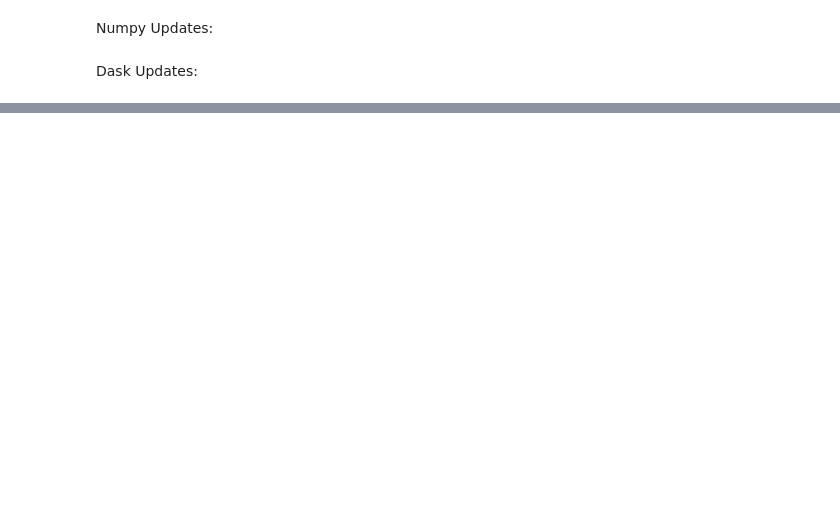
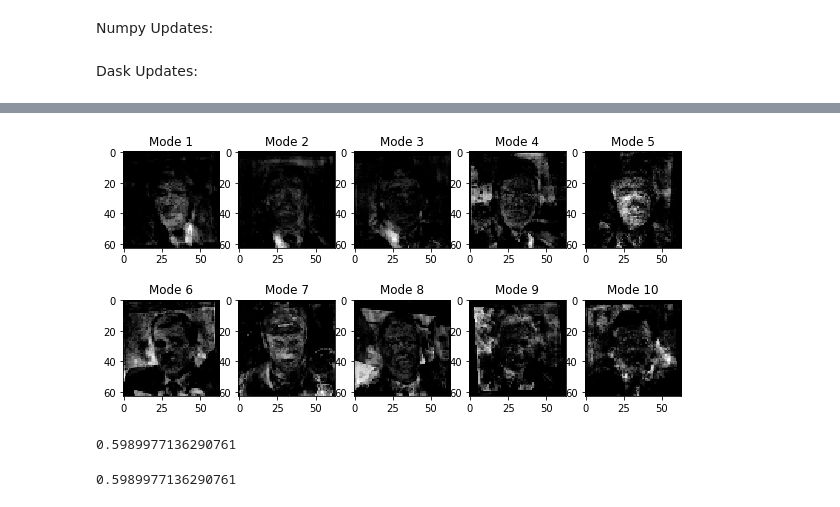
Before and after one commit to HKCaesar/daskNMF, a Jupyter notebook: ExploreNMFmu.ipynb, the cells around one changed output, grey strips where cells are left out. Drawn from its saved outputs; the diff is of its cells as text; code cells hidden in the pictures; blank space fills up the shorter version.

```diff
--- a/ExploreNMFmu.ipynb
+++ b/ExploreNMFmu.ipynb
@@ -273,11 +397,13 @@ W, H, err, W_init, H_init = fit_da(X_da,100,100)
 #H.compute()
 #W.compute()
 # %%
+%%time
 # plot the results
-u = H.compute().reshape((-1,m,n))
+u = H.reshape((-1,m,n))
 plt.figure(figsize = (10,5))
 for i in range(10):
     plt.subplot(2,5,i+1)
     # we are rescaling between 0 and 1 before plotting
     plt.imshow(u[i,:,:],cmap = 'gray')
     plt.title('Mode '+str(i+1))
+# %% [output]
@@ -283,0 +412 @@ for i in range(10):
+[figure, added]
@@ -290,0 +415,8 @@ da.random.RandomState(42).normal(0,1,(1,),(1,)).compute()
+# %%
+uniform()
+# %% [output]
+0.5989977136290761
+# %%
+np.random.RandomState(1969).uniform()
+# %% [output]
+0.5989977136290761
```
Also changed, not shown: parts of 34 cells of this notebook.
